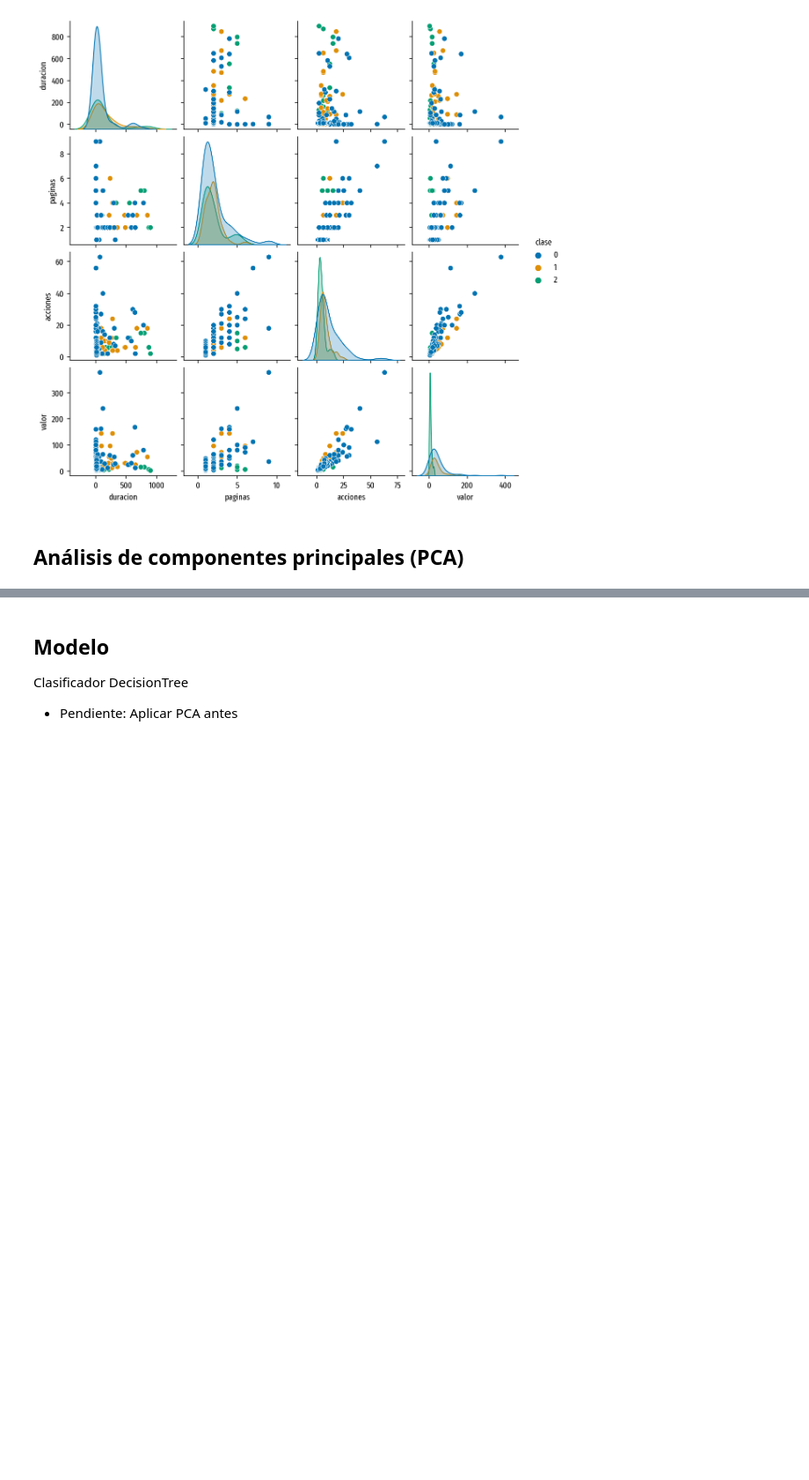
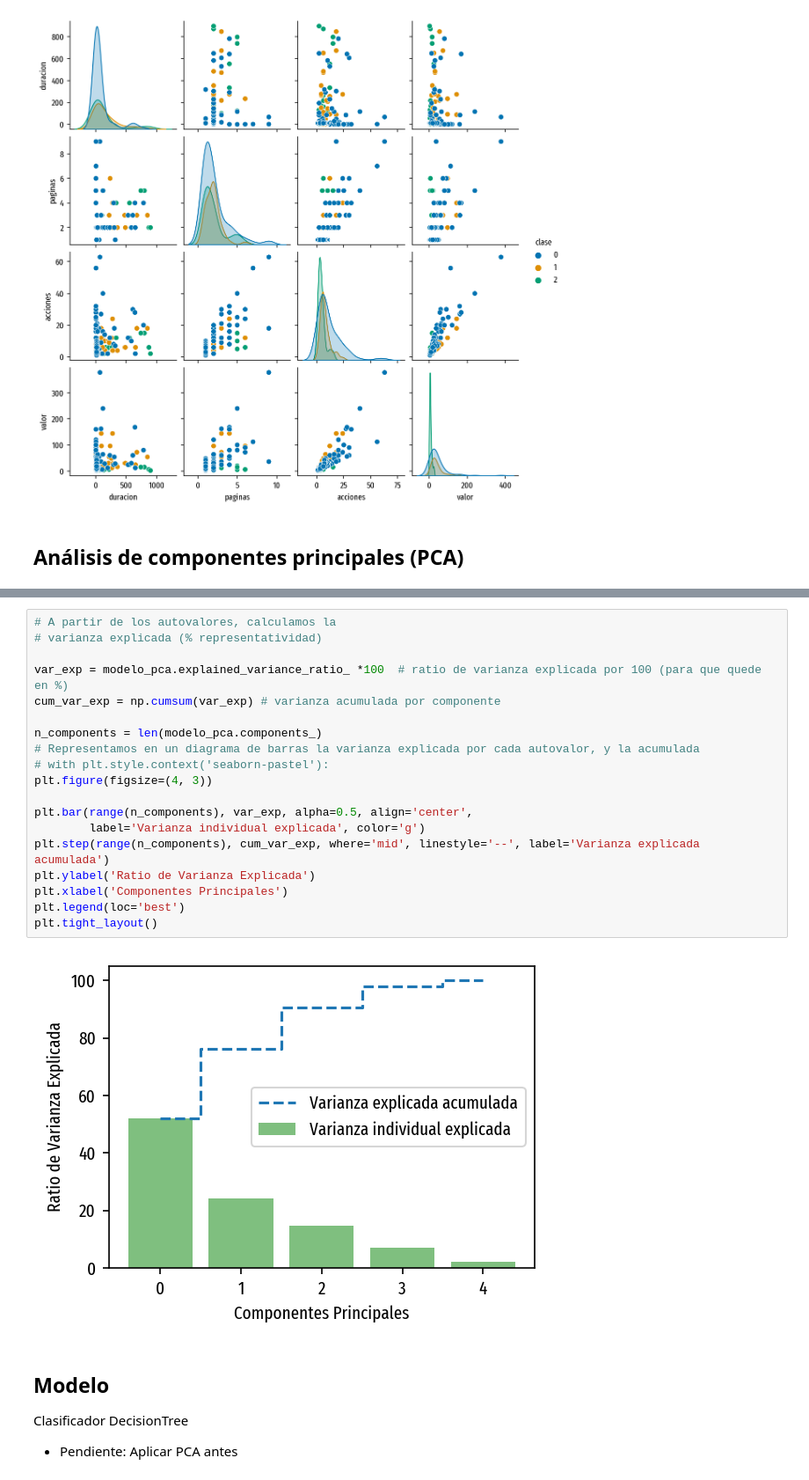
Before and after one commit to fabianigual/desafio-ml, a Jupyter notebook: desafio-ml.ipynb, the cells around one changed output, grey strips where cells are left out. Shown: that part at 88% size. Drawn from its saved outputs; the diff is of its cells as text; blank space fills up the shorter version.

```diff
--- a/desafio-ml.ipynb
+++ b/desafio-ml.ipynb
@@ -43,3 +123,24 @@ sns.pairplot(data_web, hue="clase", height = 2, palette = 'colorblind')
+# %%
+# A partir de los autovalores, calculamos la
+# varianza explicada (% representatividad)
+
+var_exp = modelo_pca.explained_variance_ratio_ *100  # ratio de varianza explicada por 100 (para que quede en %)
+cum_var_exp = np.cumsum(var_exp) # varianza acumulada por componente
+
+n_components = len(modelo_pca.components_)
+# Representamos en un diagrama de barras la varianza explicada por cada autovalor, y la acumulada
+# with plt.style.context('seaborn-pastel'):
+plt.figure(figsize=(4, 3))
+
+plt.bar(range(n_components), var_exp, alpha=0.5, align='center',
+        label='Varianza individual explicada', color='g')
+plt.step(range(n_components), cum_var_exp, where='mid', linestyle='--', label='Varianza explicada acumulada')
+plt.ylabel('Ratio de Varianza Explicada')
+plt.xlabel('Componentes Principales')
+plt.legend(loc='best')
+plt.tight_layout()
+# %% [output]
+[figure, added]
 # %% [markdown]
 ## Modelo
 
```
Also changed, not shown: parts of 10 cells of this notebook.
